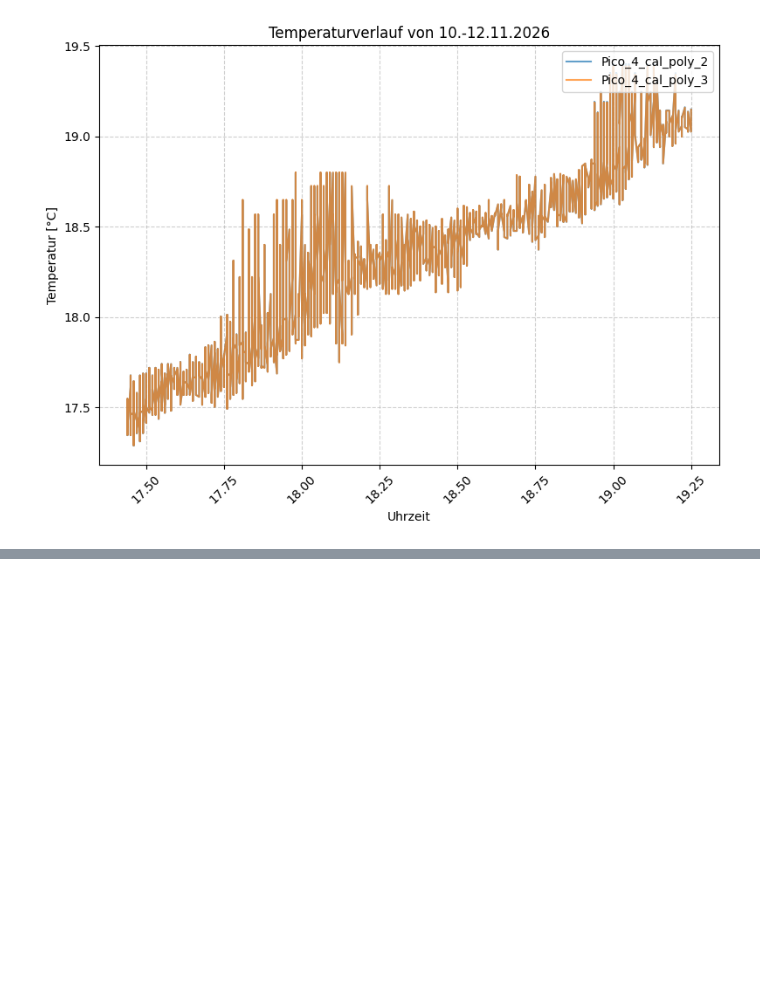
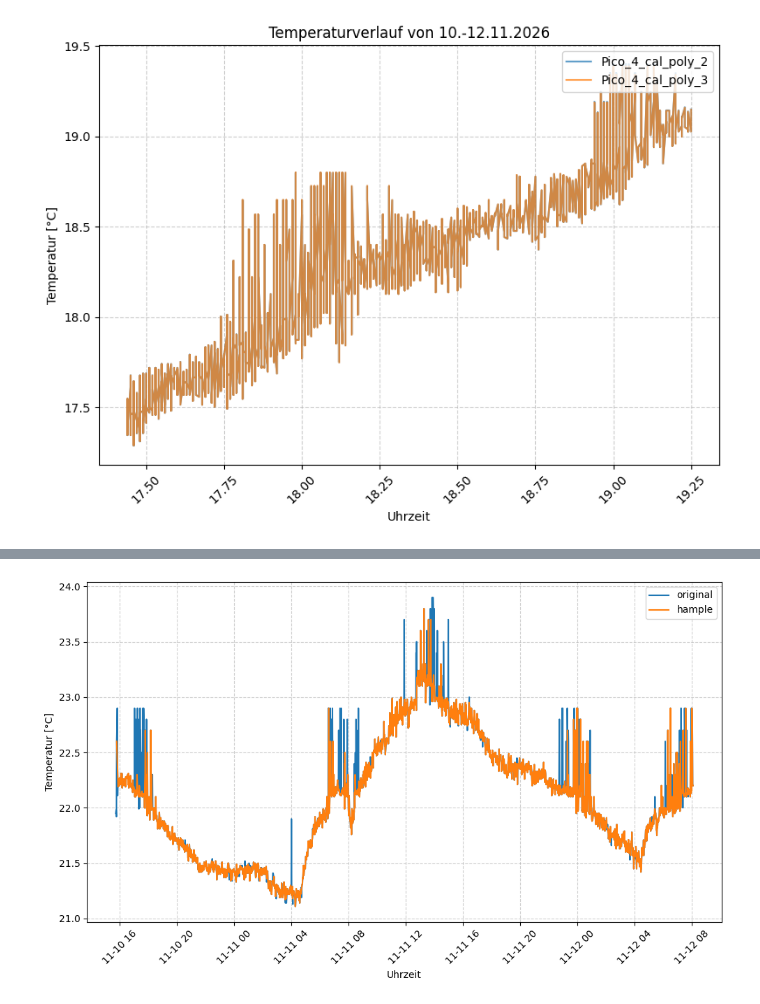
Before and after one commit to hydroclaus/rpy_velutina, a Jupyter notebook: BME280_nicholas/data_temp_senseca/new_calibration_method.ipynb, the cells around one changed output, grey strips where cells are left out. Cells and saved outputs as stored; diff of their text form; code cells hidden in the pictures; blank space fills up the shorter version.

```diff
--- a/BME280_nicholas/data_temp_senseca/new_calibration_method.ipynb
+++ b/BME280_nicholas/data_temp_senseca/new_calibration_method.ipynb
@@ -473,0 +554,17 @@ plt.show()
+# %%
+# Diagramm zeichnen
+plt.figure(figsize=(10, 6))
+plt.plot(summary["Pico_2"].index, summary["Pico_2"], label="original")
+plt.plot(df["temperature_hampel"][df["outlier"] == False].index, df["temperature_hampel"][df["outlier"] == False], label="hample")
+
+# Achsen und Layout formatieren
+plt.xlabel("Uhrzeit")
+plt.ylabel("Temperatur [°C]")
+plt.xticks(rotation=45)
+plt.grid(True, linestyle="--", alpha=0.6)
+plt.tight_layout()
+plt.legend(loc='upper right')
+
+plt.show()
+# %% [output]
+[figure, added]
```
Also changed, not shown: parts of 13 cells of this notebook.
